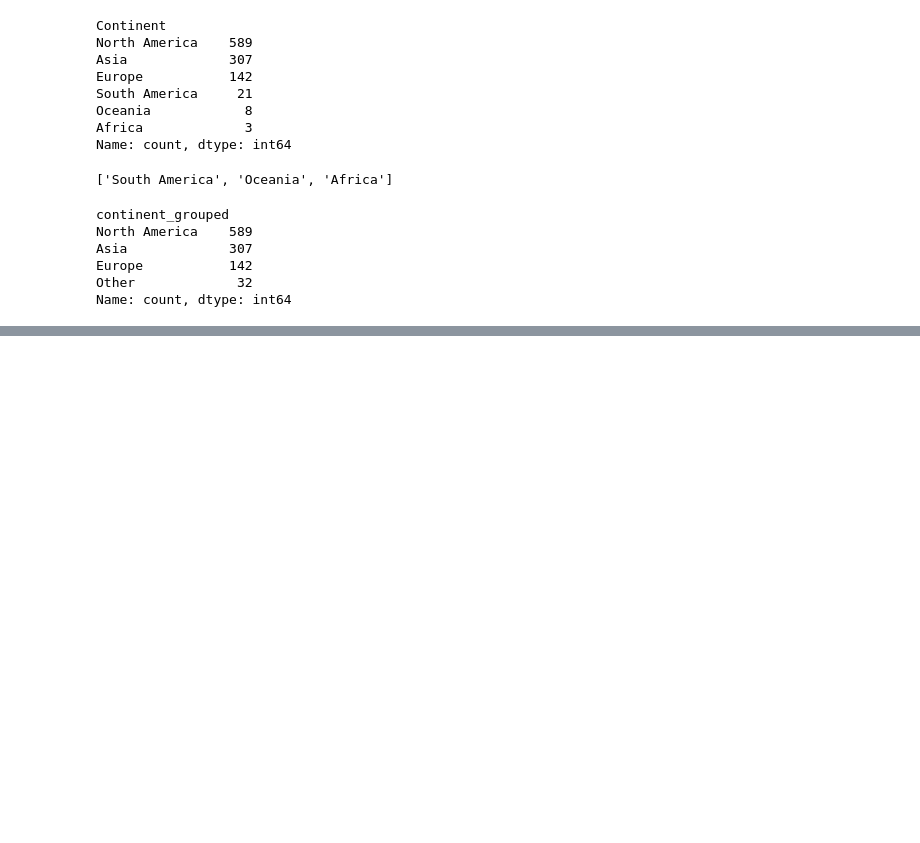
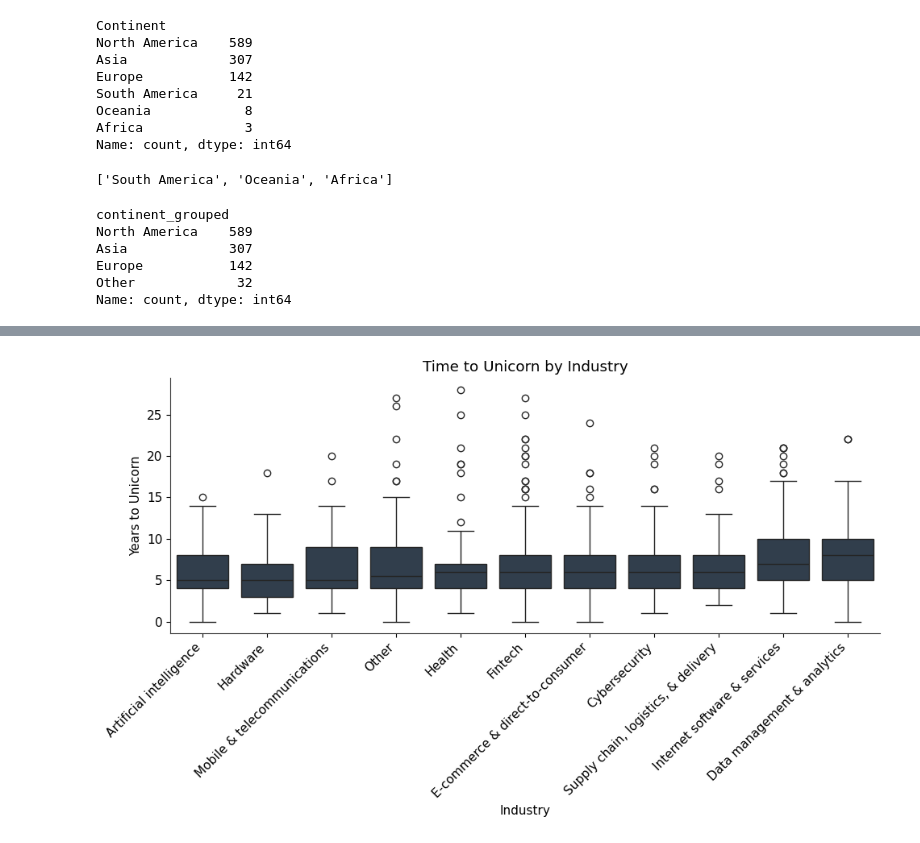
Before and after one commit to munirmans/unicorn-time-to-scale, a Jupyter notebook: notebook.ipynb, the cells around one changed output, grey strips where cells are left out. Saved outputs shown, nothing was run; the diff lists cells and outputs as text; code cells hidden in the pictures; blank space fills up the shorter version.

```diff
--- a/notebook.ipynb
+++ b/notebook.ipynb
@@ -378,0 +422,12 @@ Name: count, dtype: int64
+# %%
+fig, ax = plt.subplots(figsize=(10, 6))
+industry_order = df.groupby('industry_grouped')['years_to_unicorn'].median().sort_values().index
+sns.boxplot(data=df, x='industry_grouped', y='years_to_unicorn', order=industry_order, color=ACCENT, ax=ax)
+ax.set_xlabel('Industry')
+ax.set_ylabel('Years to Unicorn')
+ax.set_title('Time to Unicorn by Industry')
+plt.xticks(rotation=45, ha='right')
+plt.tight_layout()
+plt.show()
+# %% [output]
+[figure, added]
```
Also changed, not shown: parts of 10 cells of this notebook, 1 other file.
